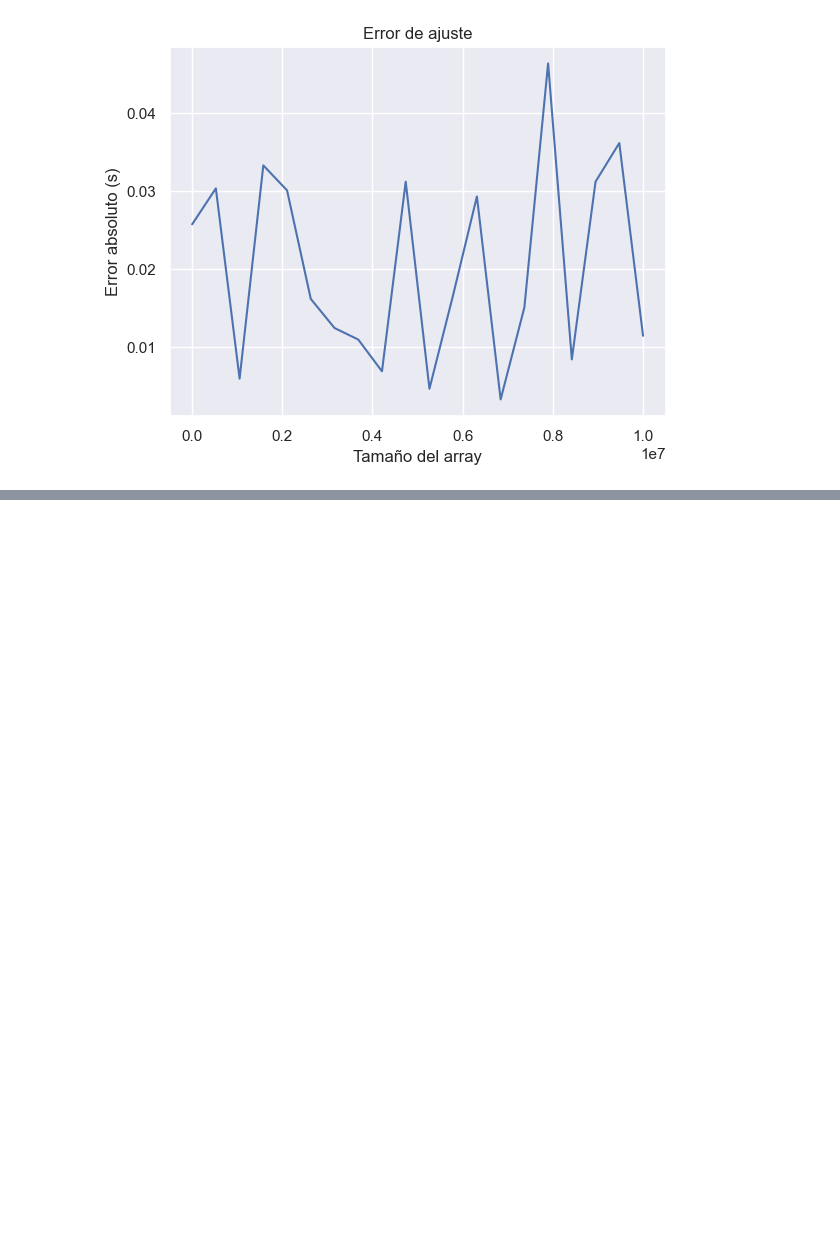
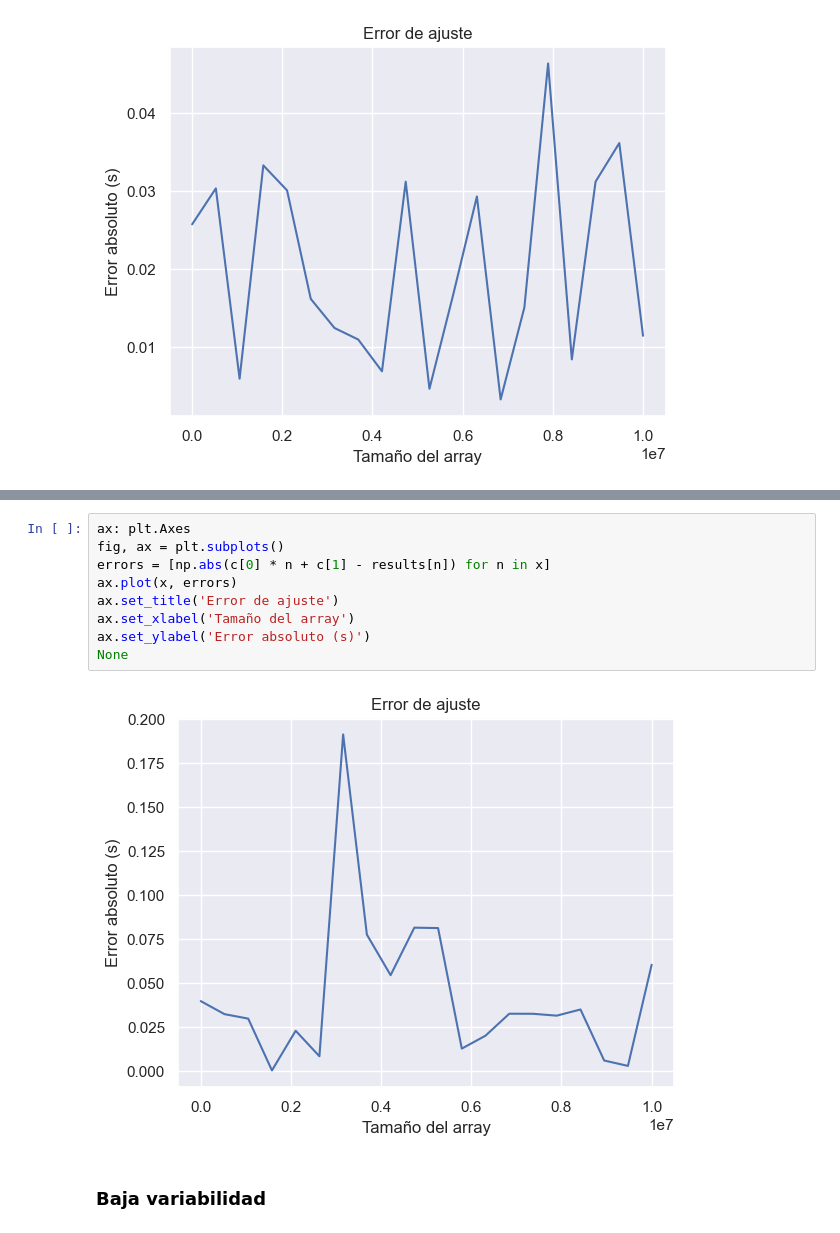
Before and after one commit to juanh2607/TDA-tp1, a Jupyter notebook: analisis_complejidad.ipynb, the cells around one changed output, grey strips where cells are left out. Drawn from its saved outputs; the diff is of its cells as text; blank space fills up the shorter version.

```diff
--- a/analisis_complejidad.ipynb
+++ b/analisis_complejidad.ipynb
@@ -118,0 +170,13 @@ None
+# %%
+ax: plt.Axes
+fig, ax = plt.subplots()
+errors = [np.abs(c[0] * n + c[1] - results[n]) for n in x]
+ax.plot(x, errors)
+ax.set_title('Error de ajuste')
+ax.set_xlabel('Tamaño del array')
+ax.set_ylabel('Error absoluto (s)')
+None
+# %% [output]
+[figure, added]
+# %% [markdown]
+### Baja variabilidad
```
Also changed, not shown: parts of 13 cells of this notebook.
